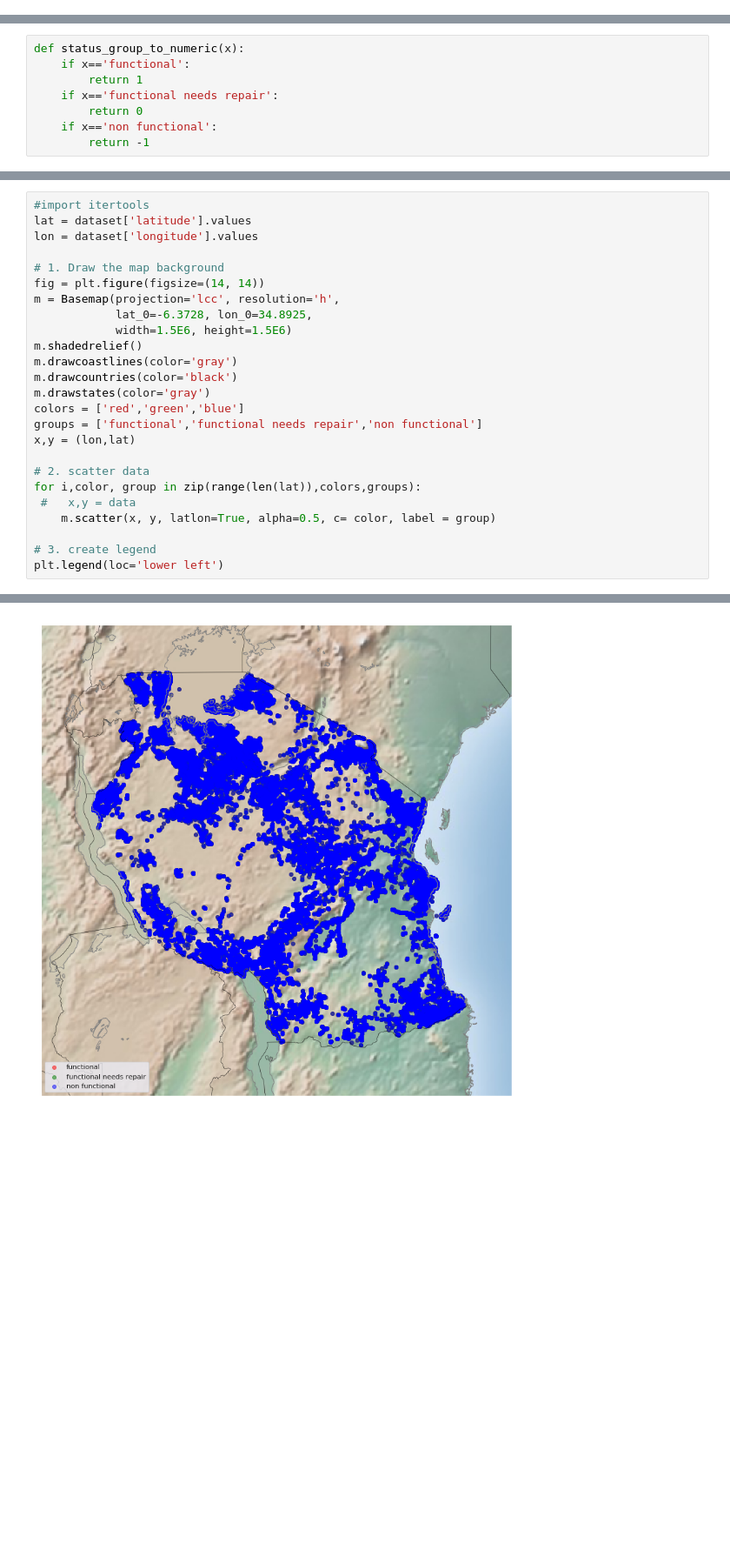
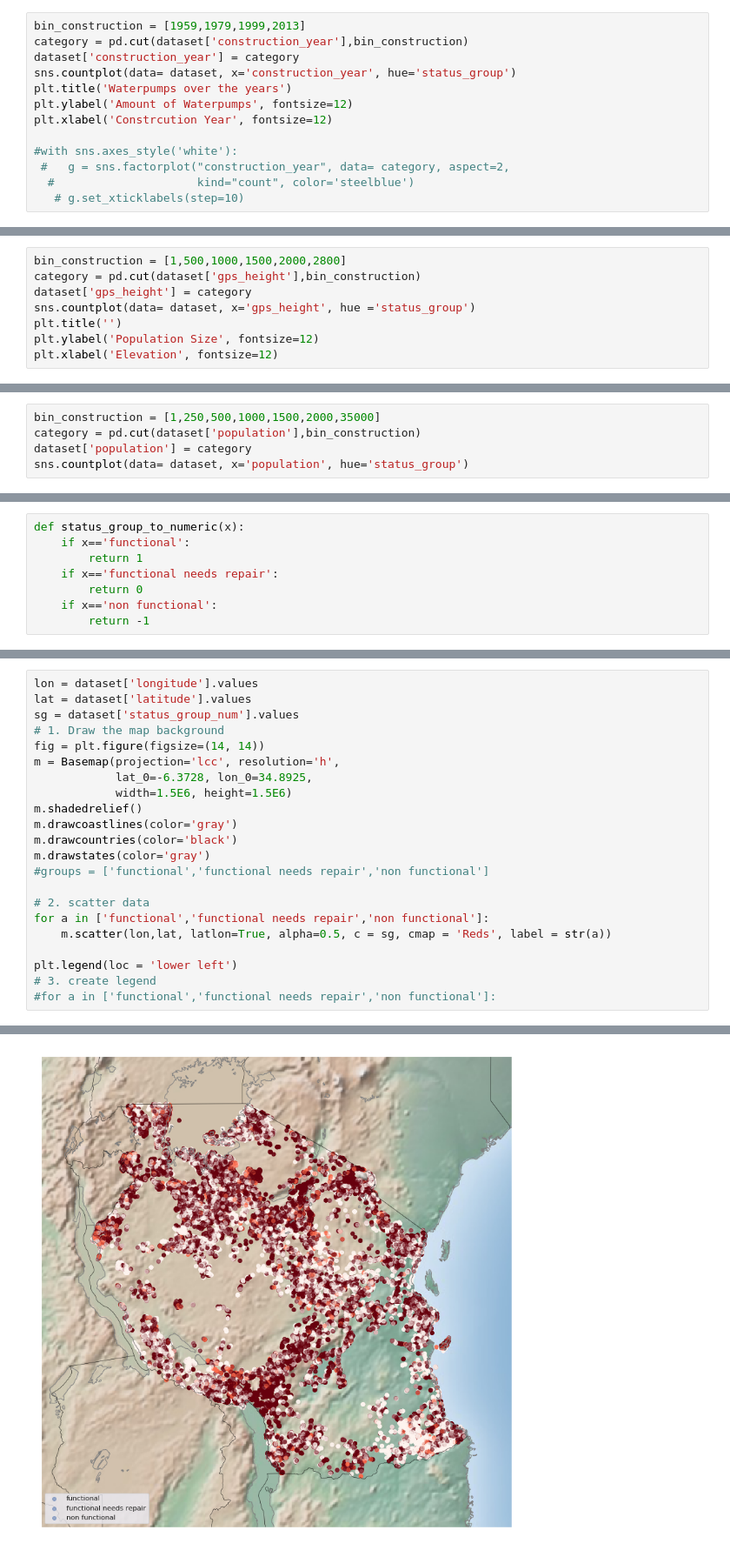
Before and after one commit to rebeccaarmbruster/pump-it-up, a Jupyter notebook: Graphs_&_Plots.ipynb, the cells around one changed output, grey strips where cells are left out. Shown at 87% size. Saved outputs shown, nothing was run; the diff lists cells and outputs as text; blank space fills up the shorter version.

```diff
--- a/Graphs_&_Plots.ipynb
+++ b/Graphs_&_Plots.ipynb
@@ -74,0 +87,13 @@ sns.countplot(data= dataset, x='waterpoint_type', hue='status_group')
+# %%
+bin_construction = [1959,1979,1999,2013]
+category = pd.cut(dataset['construction_year'],bin_construction)
+dataset['construction_year'] = category
+sns.countplot(data= dataset, x='construction_year', hue='status_group')
+plt.title('Waterpumps over the years')
+plt.ylabel('Amount of Waterpumps', fontsize=12)
+plt.xlabel('Constrcution Year', fontsize=12)
+
+#with sns.axes_style('white'):
+ #   g = sns.factorplot("construction_year", data= category, aspect=2,
+  #                     kind="count", color='steelblue')
+   # g.set_xticklabels(step=10)
@@ -84,0 +108,8 @@ sns.countplot(data= dataset, x='construction_year', hue='status_group')
+# %%
+bin_construction = [1,500,1000,1500,2000,2800]
+category = pd.cut(dataset['gps_height'],bin_construction)
+dataset['gps_height'] = category
+sns.countplot(data= dataset, x='gps_height', hue ='status_group')
+plt.title('')
+plt.ylabel('Population Size', fontsize=12)
+plt.xlabel('Elevation', fontsize=12)
@@ -84,0 +119,5 @@ sns.countplot(data= dataset, x='construction_year', hue='status_group')
+# %%
+bin_construction = [1,250,500,1000,1500,2000,35000]
+category = pd.cut(dataset['population'],bin_construction)
+dataset['population'] = category
+sns.countplot(data= dataset, x='population', hue='status_group')
@@ -128,28 +161,25 @@ pandas.core.frame.DataFrame
 # %%
-#import itertools
+lon = dataset['longitude'].values
 lat = dataset['latitude'].values
-lon = dataset['longitude'].values
-
+sg = dataset['status_group_num'].values
 # 1. Draw the map background
 fig = plt.figure(figsize=(14, 14))
 m = Basemap(projection='lcc', resolution='h',
             lat_0=-6.3728, lon_0=34.8925,
             width=1.5E6, height=1.5E6)
 m.shadedrelief()
 m.drawcoastlines(color='gray')
 m.drawcountries(color='black')
 m.drawstates(color='gray')
-colors = ['red','green','blue']
-groups = ['functional','functional needs repair','non functional']
-x,y = (lon,lat)
+#groups = ['functional','functional needs repair','non functional']
 
 # 2. scatter data
-for i,color, group in zip(range(len(lat)),colors,groups):
- #   x,y = data
-    m.scatter(x, y, latlon=True, alpha=0.5, c= color, label = group)
+for a in ['functional','functional needs repair','non functional']:
+    m.scatter(lon,lat, latlon=True, alpha=0.5, c = sg, cmap = 'Reds', label = str(a))
 
+plt.legend(loc = 'lower left')
 # 3. create legend
-plt.legend(loc='lower left')
+#for a in ['functional','functional needs repair','non functional']:
 # %% [output]
 <matplotlib.legend.Legend at 0x...>
-[figure, old version]
+[figure, new version]
```
Also changed, not shown: parts of 28 cells of this notebook.
